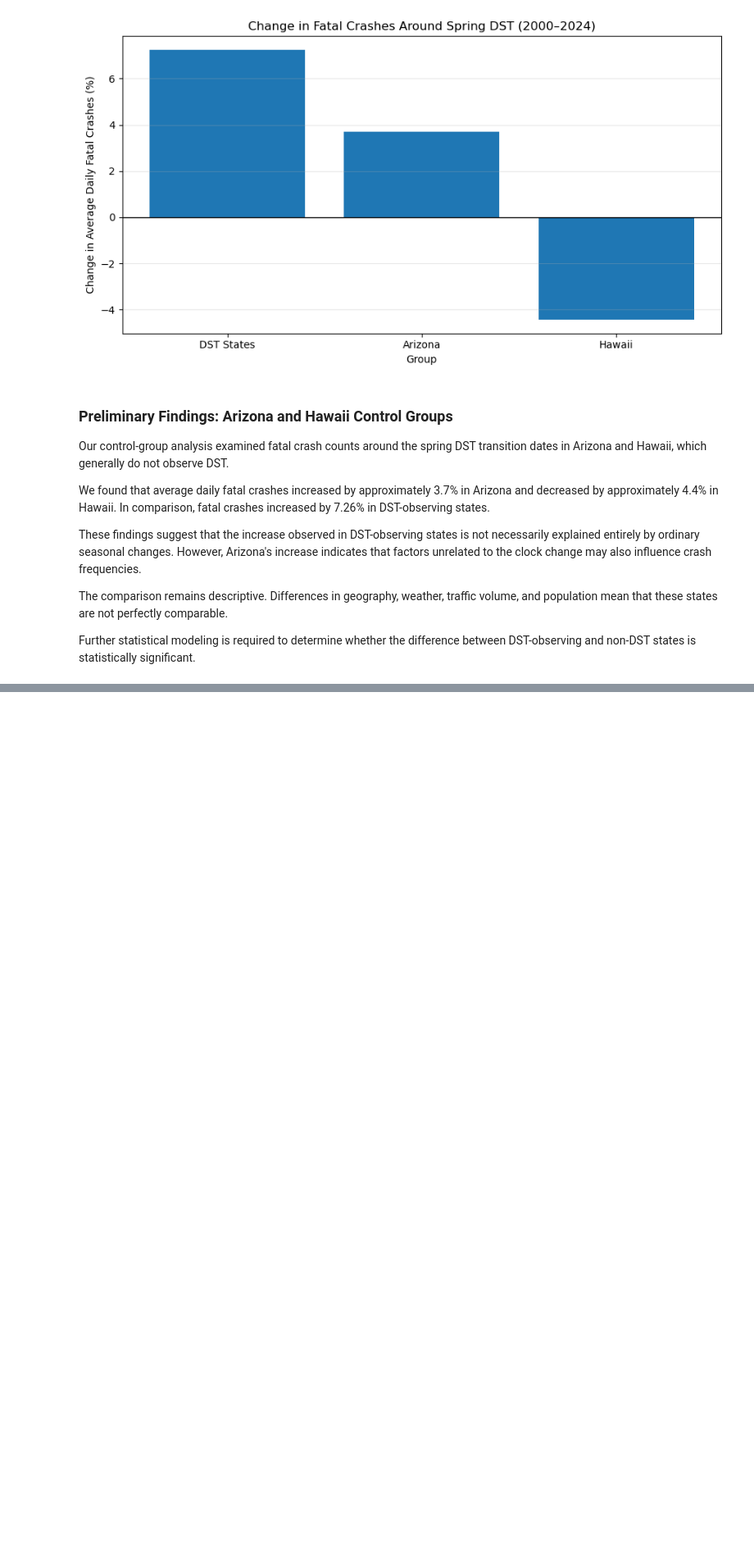
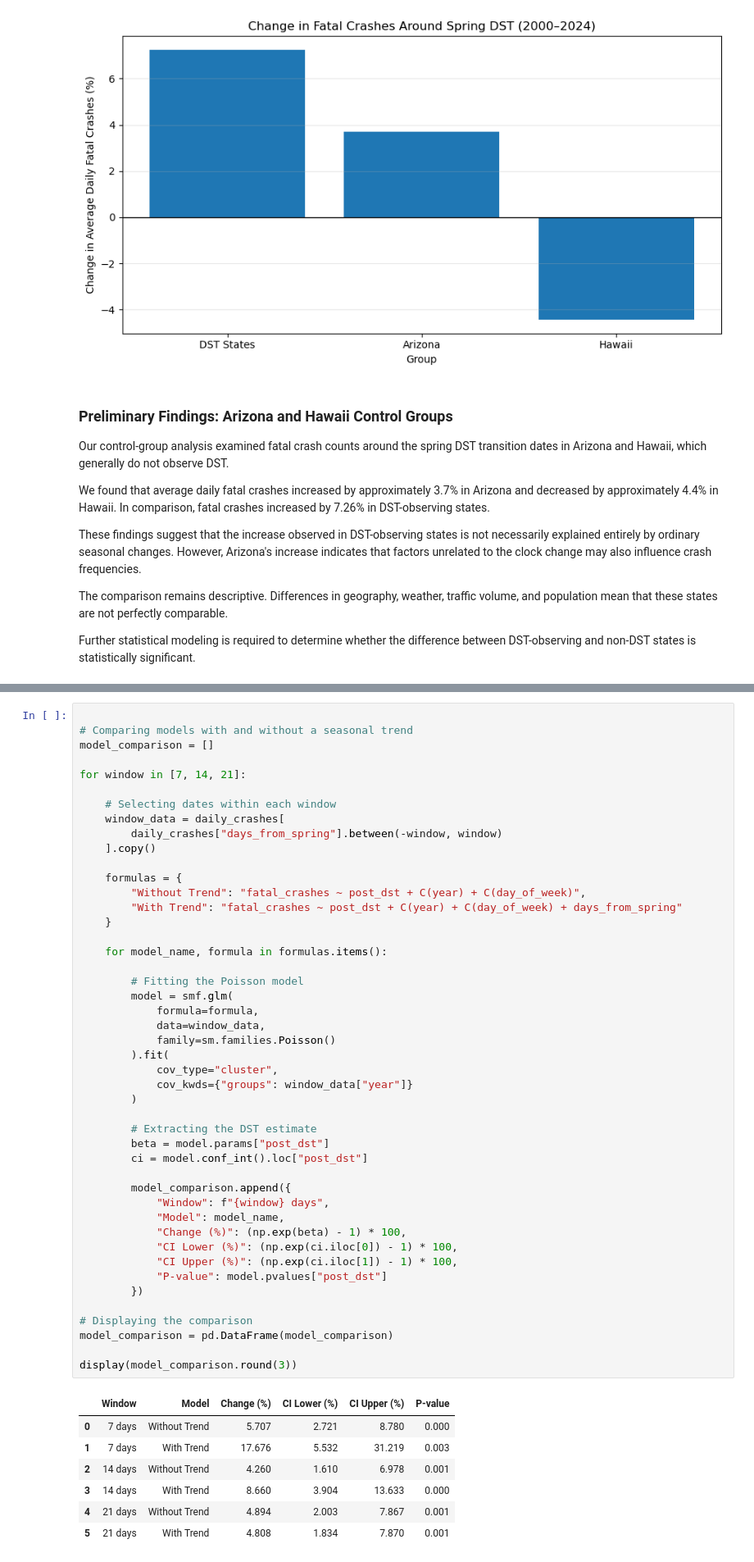
Before and after one commit to adipstha11/Project4_Daylight, a Jupyter notebook: notebooks/02_statistical_analysis.ipynb, the cells around one changed output, grey strips where cells are left out. Shown at 82% size. Saved outputs shown, nothing was run; the diff lists cells and outputs as text; blank space fills up the shorter version.

```diff
--- a/notebooks/02_statistical_analysis.ipynb
+++ b/notebooks/02_statistical_analysis.ipynb
@@ -638,0 +925,54 @@ Further statistical modeling is required to determine whether the difference bet
+# %%
+
+# Comparing models with and without a seasonal trend
+model_comparison = []
+
+for window in [7, 14, 21]:
+
+    # Selecting dates within each window
+    window_data = daily_crashes[
+        daily_crashes["days_from_spring"].between(-window, window)
+    ].copy()
+
+    formulas = {
+        "Without Trend": "fatal_crashes ~ post_dst + C(year) + C(day_of_week)",
+        "With Trend": "fatal_crashes ~ post_dst + C(year) + C(day_of_week) + days_from_spring"
+    }
+
+    for model_name, formula in formulas.items():
+
+        # Fitting the Poisson model
+        model = smf.glm(
+            formula=formula,
+            data=window_data,
+            family=sm.families.Poisson()
+        ).fit(
+            cov_type="cluster",
+            cov_kwds={"groups": window_data["year"]}
+        )
+
+        # Extracting the DST estimate
+        beta = model.params["post_dst"]
+        ci = model.conf_int().loc["post_dst"]
+
+        model_comparison.append({
+            "Window": f"{window} days",
+            "Model": model_name,
+            "Change (%)": (np.exp(beta) - 1) * 100,
+            "CI Lower (%)": (np.exp(ci.iloc[0]) - 1) * 100,
+            "CI Upper (%)": (np.exp(ci.iloc[1]) - 1) * 100,
+            "P-value": model.pvalues["post_dst"]
+        })
+
+# Displaying the comparison
+model_comparison = pd.DataFrame(model_comparison)
+
+display(model_comparison.round(3))
+# %% [output]
+|  | Window | Model | Change (%) | CI Lower (%) | CI Upper (%) | P-value |
+| 0 | 7 days | Without Trend | 5.707 | 2.721 | 8.780 | 0.000 |
+| 1 | 7 days | With Trend | 17.676 | 5.532 | 31.219 | 0.003 |
+| 2 | 14 days | Without Trend | 4.260 | 1.610 | 6.978 | 0.001 |
+| 3 | 14 days | With Trend | 8.660 | 3.904 | 13.633 | 0.000 |
+| 4 | 21 days | Without Trend | 4.894 | 2.003 | 7.867 | 0.001 |
+| 5 | 21 days | With Trend | 4.808 | 1.834 | 7.870 | 0.001 |
```
Also changed, not shown: parts of 22 cells of this notebook.
